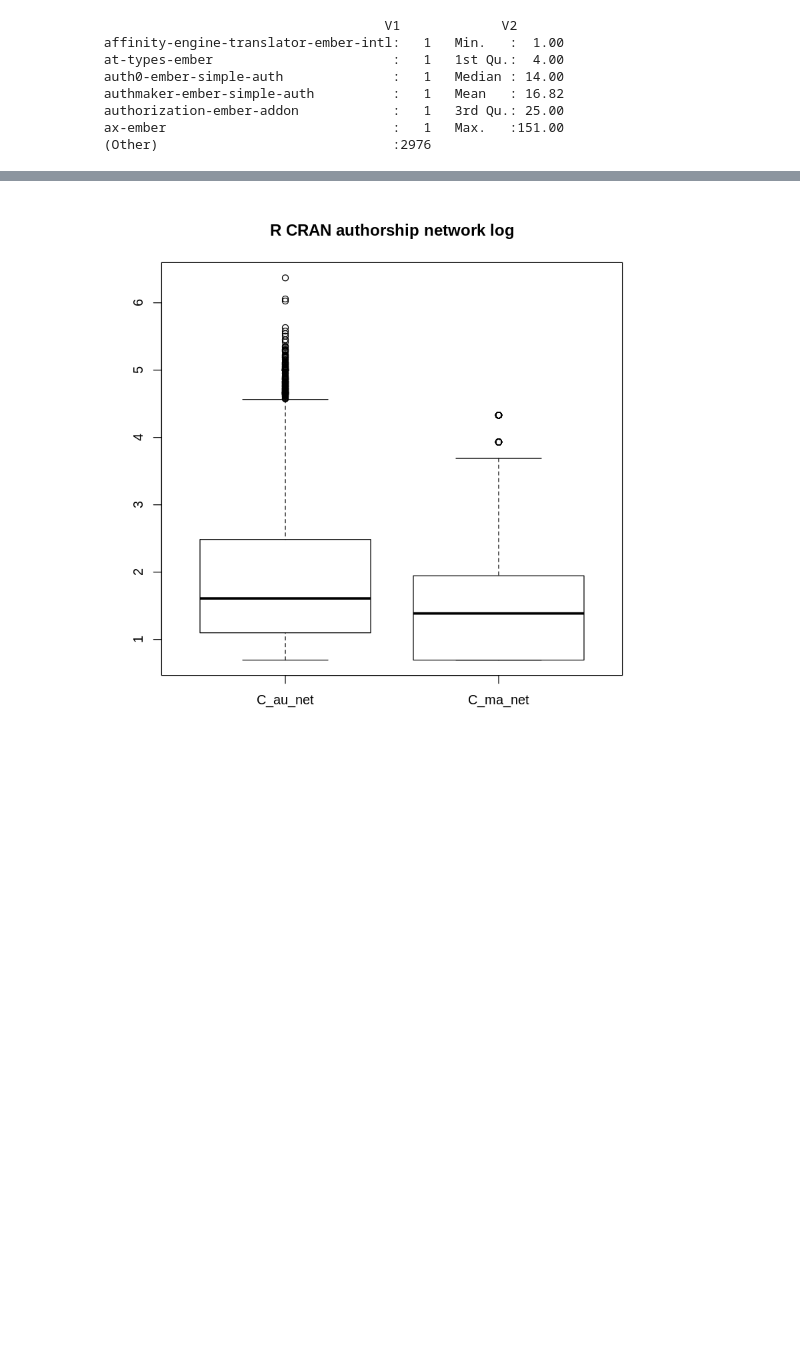
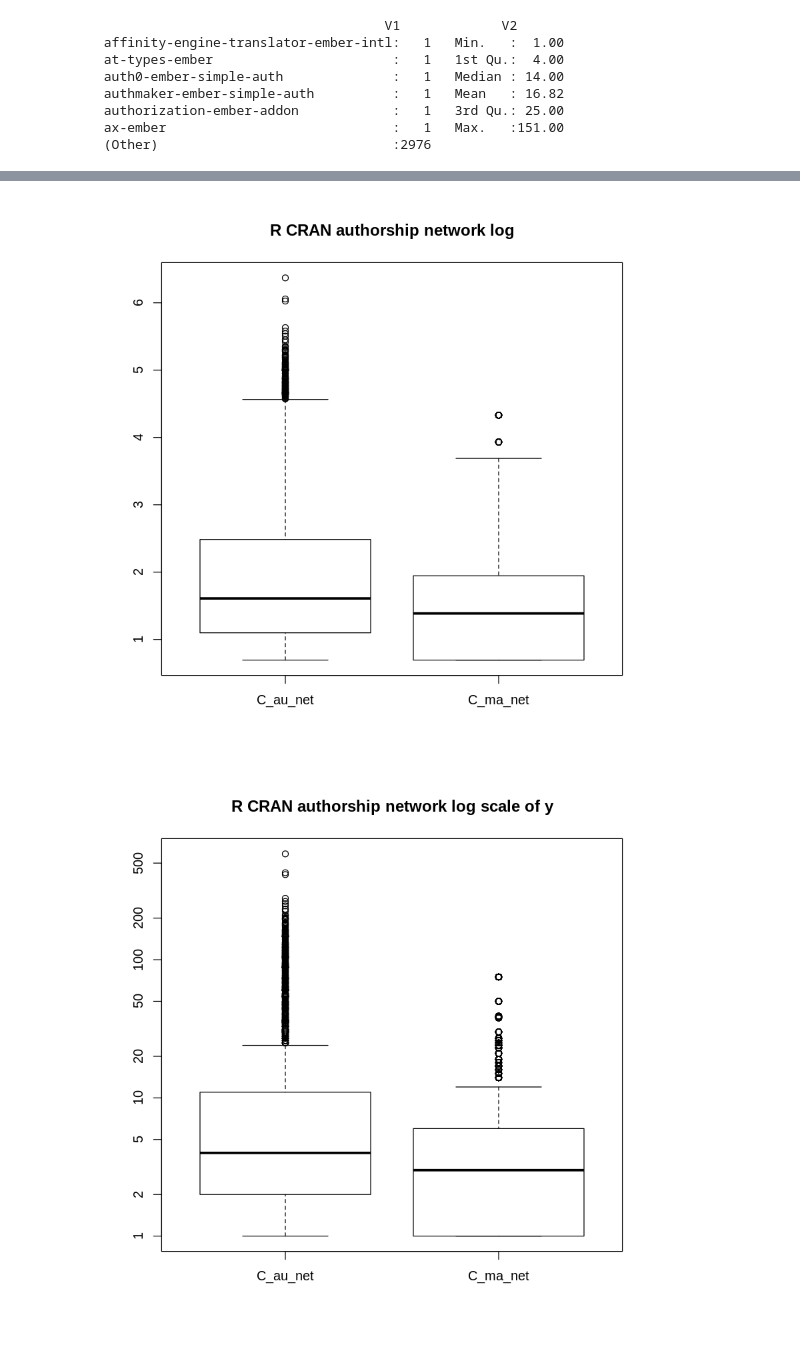
Before and after one commit to ssc-oscar/eco-network, a Jupyter notebook: Ember_Cran_Summary.ipynb, the cells around one changed output, grey strips where cells are left out. Drawn from its saved outputs; the diff is of its cells as text; code cells hidden in the pictures; blank space fills up the shorter version.

```diff
--- a/Ember_Cran_Summary.ipynb
+++ b/Ember_Cran_Summary.ipynb
@@ -223,10 +225,13 @@ boxplot(log(C_di_up[,2]+1),log(C_di_down[,2]+1),log(C_re_up[,2]+1),log(C_re_down
 # %%
 #box plot R CRAN authorship network
+
 boxplot(C_au_net[,2],C_ma_net[,2],names = c('C_au_net','C_ma_net'),main='R CRAN authorship network')
 boxplot(log(C_au_net[,2]+1),log(C_ma_net[,2]+1),names = c('C_au_net','C_ma_net'),main='R CRAN authorship network log')
+boxplot(C_au_net[,2],C_ma_net[,2],log="y",names = c('C_au_net','C_ma_net'),main='R CRAN authorship network log scale of y')
 # %% [output]
 [figure]
 [figure]
+[figure, added]
 # %%
 #box plot Ember Eco dependency
 boxplot(E_di_up[,2],E_di_down[,2],E_re_up[,2],E_re_down[,2],names = c('E_di_up','E_di_down','E_re_up','E_re_down'),main='Ember Eco dependency')
```
Also changed, not shown: parts of 4 cells of this notebook, 1 other file.
